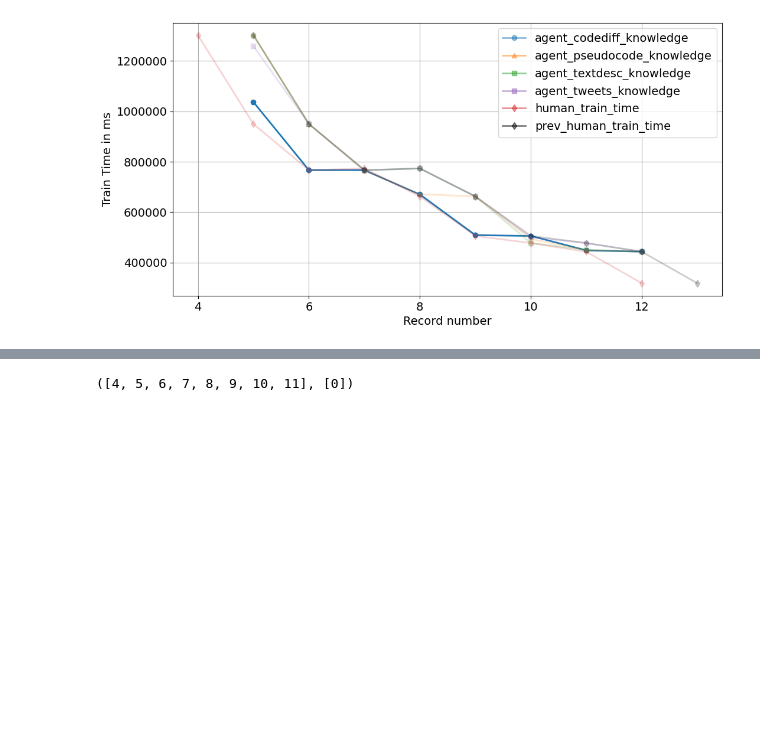
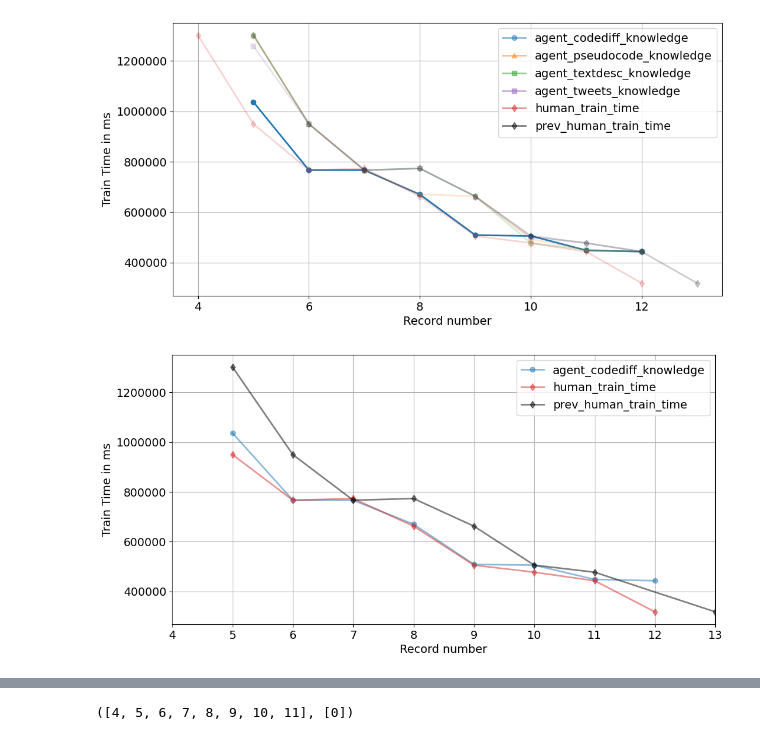
Before and after one commit to facebookresearch/llm-speedrunner, a Jupyter notebook: results.ipynb, the cells around one changed output, grey strips where cells are left out. Cells and saved outputs as stored; diff of their text form; code cells hidden in the pictures; blank space fills up the shorter version.

Commit message:
add code for generating the plot shared on Apr 01

```diff
--- a/results.ipynb
+++ b/results.ipynb
@@ -383,6 +423,38 @@ ani.save('highlighted_curves.gif')
 INFO:matplotlib.animation:Animation.save using <class 'matplotlib.animation.FFMpegWriter'>
 INFO:matplotlib.animation:MovieWriter._run: running command: ffmpeg -f rawvideo -vcodec rawvideo -s 1200x600 -pix_fmt rgba -framerate 2.0 -loglevel error -i pipe: -filter_complex 'split [a][b];[a] pal ...
 [figure]
+# %%
+new_human_train_time_dict = {k: v for k, v in human_train_time_dict.items()}
+del new_human_train_time_dict[4]
+# %%
+cmap = plt.get_cmap('tab10')
+fig, ax = plt.subplots()
+x_list = list(range(5, 12))
+# Plot all curves with initial alpha=0.5
+ax.plot(agent_record.keys(), agent_record.values(),
+        label='agent_codediff_knowledge',
+        color=cmap(0), linestyle='-', marker='o', linewidth=2, alpha=0.5, )
+ax.plot(new_human_train_time_dict.keys(), new_human_train_time_dict.values(),
+        label='human_train_time',
+        color=cmap(3), linestyle='-', marker='d', linewidth=2, alpha=0.5)
+prev_human_train_time_dict = {k + 1: v for k, v in human_train_time_dict.items()}
+del prev_human_train_time_dict[12]
+ax.plot(prev_human_train_time_dict.keys(), prev_human_train_time_dict.values(),
+        label='prev_human_train_time',
+        color='black', linestyle='-', marker='d', linewidth=2, alpha=0.5, )
+ax.set_xlabel('Record number')
+ax.set_ylabel('Train Time in ms')
+ax.grid()
+ax.legend()
+def plain_formatter(x, pos):
+    return f"{x:.0f}"
+ax.xaxis.set_major_formatter(ticker.FuncFormatter(plain_formatter))
+ax.yaxis.set_major_formatter(ticker.FuncFormatter(plain_formatter))
+ax.set_xlim(4, 13)  # Set x-axis limits to exclude 12 and 13
+
+plt.savefig('codediff.jpg', dpi=100)
+# %% [output]
+[figure, added]
 # %%
 cmap = plt.get_cmap('tab10')
 fig, ax = plt.subplots()
```
Also changed, not shown: parts of 4 cells of this notebook.
